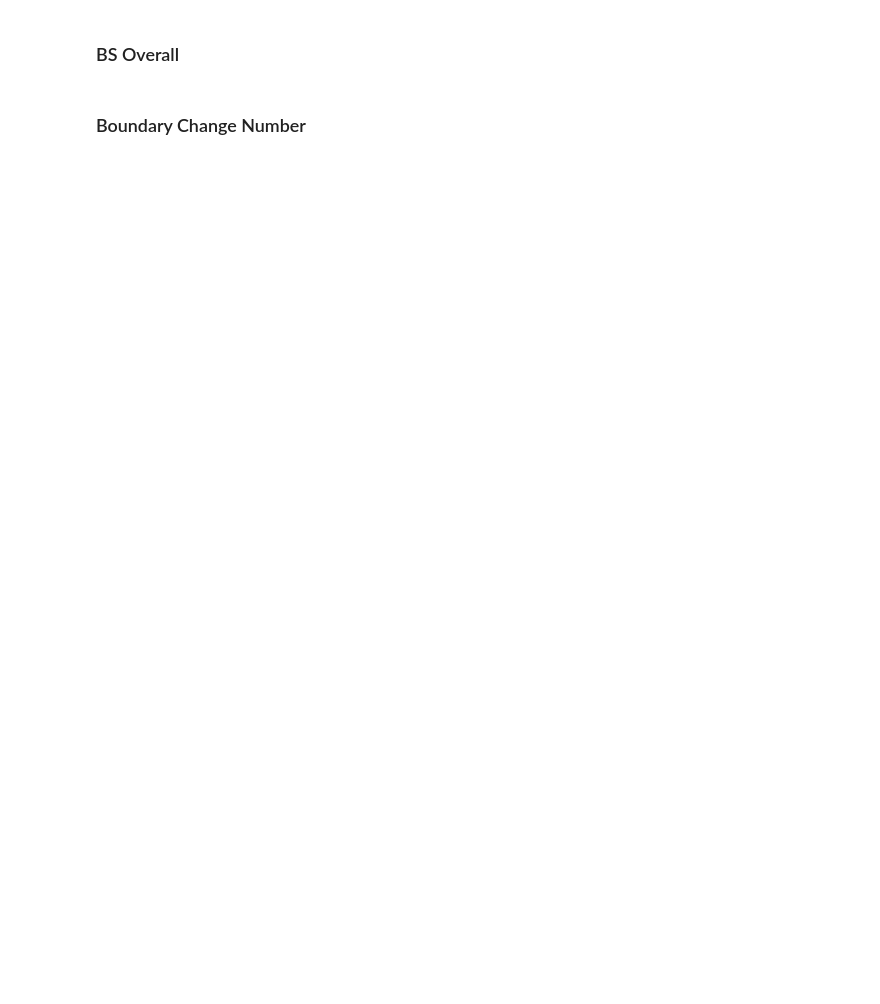
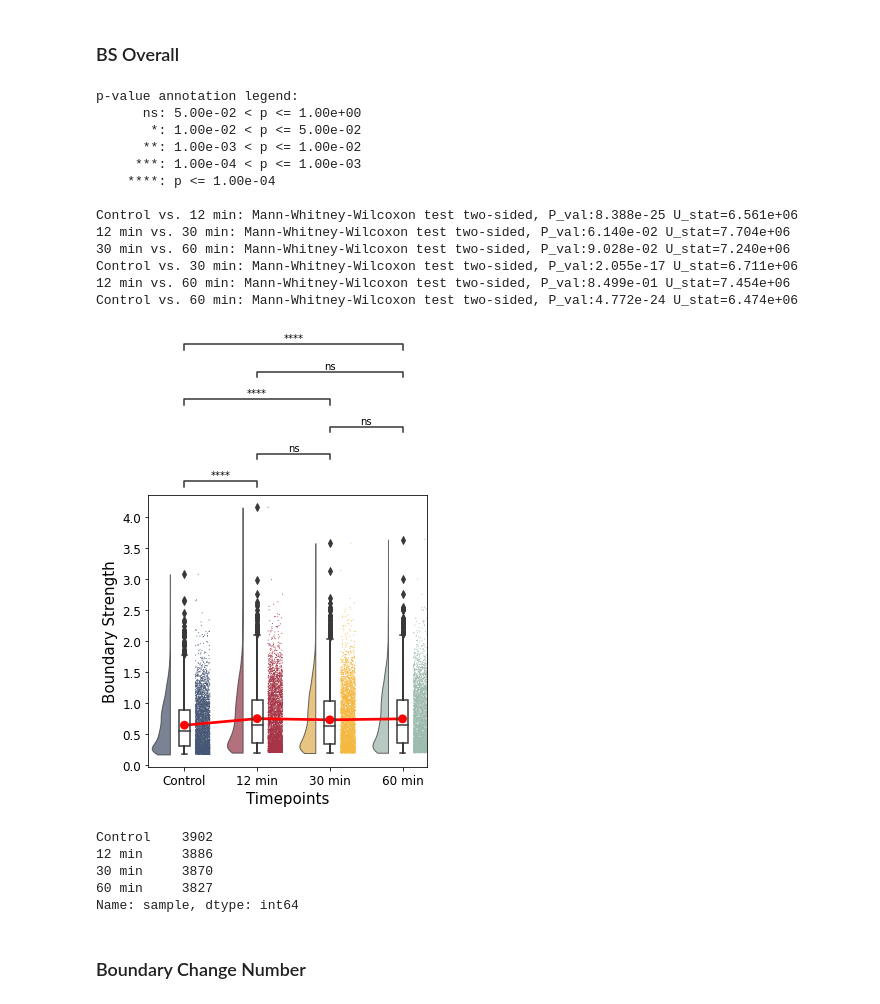
Before and after one commit to CompGenomeLab/uv-3d-ddr, a Jupyter notebook: 3d/boundaries/tads_rework.ipynb, the cells around one changed output. Cells and saved outputs as stored; diff of their text form; code cells hidden in the pictures; blank space fills up the shorter version.

```diff
--- a/3d/boundaries/tads_rework.ipynb
+++ b/3d/boundaries/tads_rework.ipynb
@@ -253,3 +313,71 @@ comps_dfs_[0].loc[comps_dfs_[0].type == 'Preserved']
+# %%
+# plot raincloud plots on exported insulation dfs for boundary strength changes (bs_raincloud.ipynb)
+
+plot_DF = {
+    'bs': [],
+    'sample': [],
+}
+sample_labels = ['Control', '12 min', '30 min', '60 min']
+for i, df in enumerate(insulation_table_):
+    df_now = df[df['is_boundary_500000'] == True].copy()
+    plot_DF['bs'] += df_now['boundary_strength_500000'].to_list()
+    plot_DF['sample'] += [sample_labels[i]] * len(df_now)
+plot_DF = pd.DataFrame(plot_DF)
+
+plot_DF['sample'] = pd.Categorical(plot_DF['sample'], categories=sample_labels, ordered=True)
+s_colors = ['#465775', '#A63446', '#F5B841', '#9DBBAE']
+
+fig, ax = plt.subplots(figsize=(5, 5))
+
+x = 'sample'
+y = 'bs'
+
+pt.RainCloud(x = x, y = y, data = plot_DF, palette = s_colors, bw = .2, width_viol = .5, orient = "v", pointplot = "black" , alpha = .75, ax = ax, move = .25, point_size=1)
+
+pairs=[
+    ('Control', '12 min'),
+    ('Control', '30 min'),
+    ('Control', '60 min'),
+    ('12 min', '30 min'),
+    ('12 min', '60 min'),
+    ('30 min', '60 min'),
+]
+from statannotations.Annotator import Annotator
+
+annotator = Annotator(ax, pairs, data=plot_DF, x=x, y=y)
+annotator.configure(test='Mann-Whitney', text_format='star', loc='outside', verbose=2)
+annotator.apply_and_annotate()
+
+ax.set_xlabel('Timepoints', fontsize=15)
+ax.set_ylabel('Boundary Strength', fontsize=15)
+ax.tick_params(axis='both', which='major', labelsize=12)
+ax.tick_params(axis='both', which='minor', labelsize=12)
+
+fig.savefig('bs_insulation_all.png', dpi=300, bbox_inches='tight')
+fig.savefig('bs_insulation_all.svg', bbox_inches='tight')
+# %% [output]
+p-value annotation legend:
+      ns: 5.00e-02 < p <= 1.00e+00
+       *: 1.00e-02 < p <= 5.00e-02
+      **: 1.00e-03 < p <= 1.00e-02
+     ***: 1.00e-04 < p <= 1.00e-03
+    ****: p <= 1.00e-04
+
+Control vs. 12 min: Mann-Whitney-Wilcoxon test two-sided, P_val:8.388e-25 U_stat=6.561e+06
+12 min vs. 30 min: Mann-Whitney-Wilcoxon test two-sided, P_val:6.140e-02 U_stat=7.704e+06
+30 min vs. 60 min: Mann-Whitney-Wilcoxon test two-sided, P_val:9.028e-02 U_stat=7.240e+06
+Control vs. 30 min: Mann-Whitney-Wilcoxon test two-sided, P_val:2.055e-17 U_stat=6.711e+06
+12 min vs. 60 min: Mann-Whitney-Wilcoxon test two-sided, P_val:8.499e-01 U_stat=7.454e+06
+Control vs. 60 min: Mann-Whitney-Wilcoxon test two-sided, P_val:4.772e-24 U_stat=6.474e+06
+[figure, added]
+# %%
+plot_DF["sample"].value_counts()
+# %% [output]
+Control    3902
+12 min     3886
+30 min     3870
+60 min     3827
+Name: sample, dtype: int64
 # %% [markdown]
 ### Boundary Change Number
 # %%
```
Also changed, not shown: parts of 38 cells of this notebook, 9 other files.
